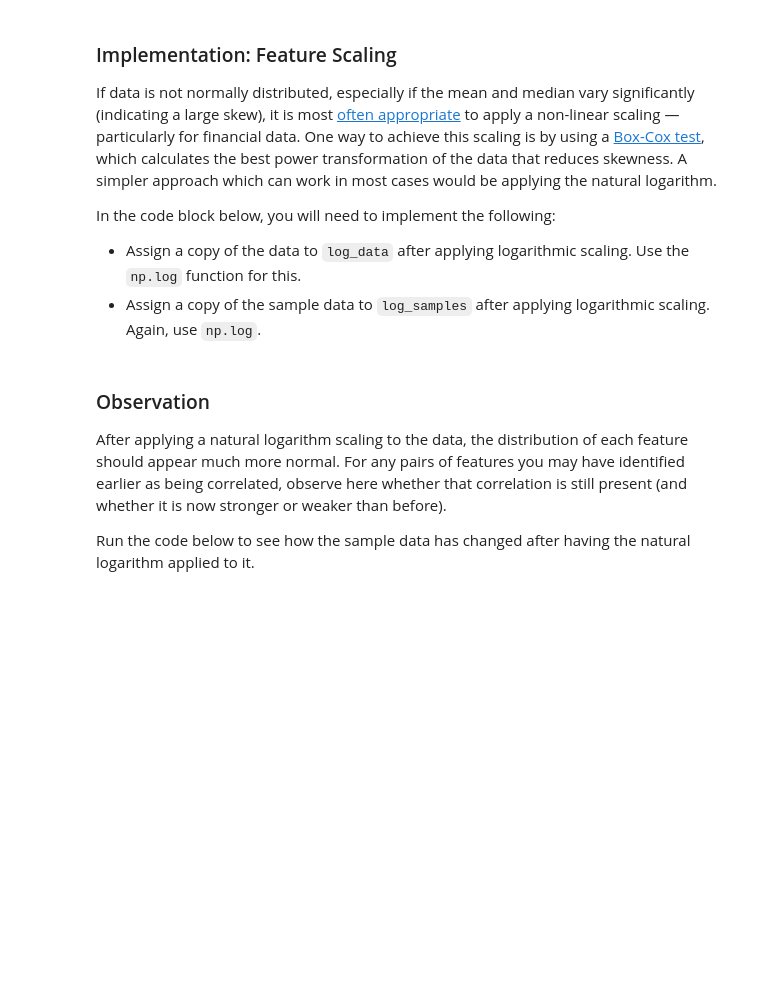
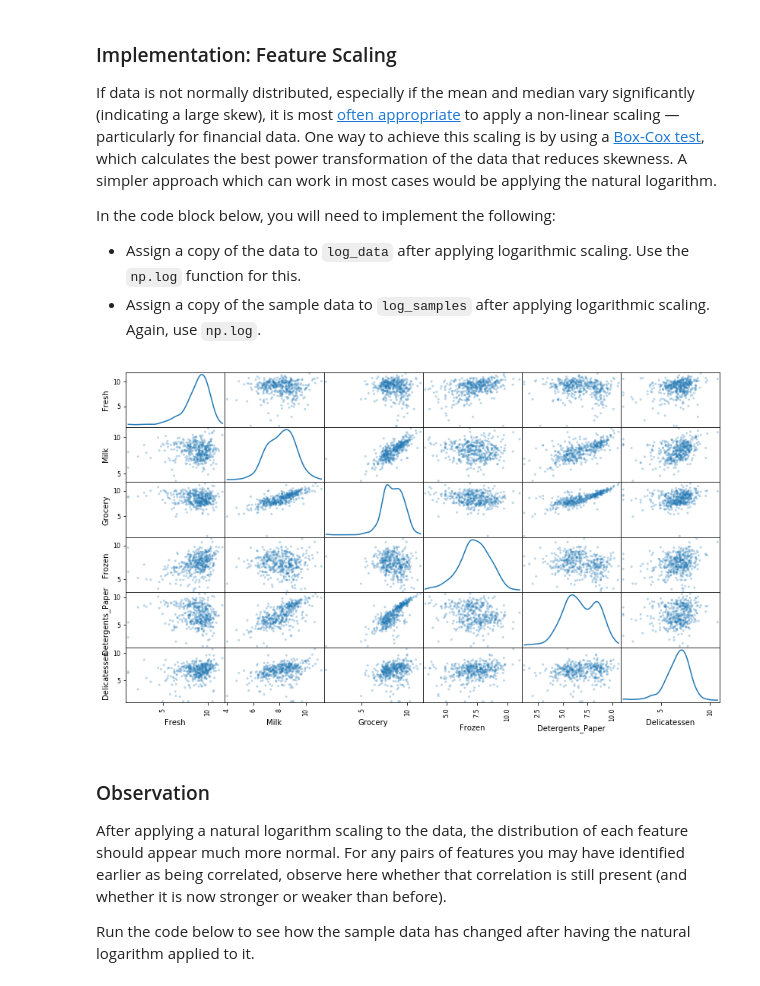
Before and after one commit to aktse/udacity-mlnd, a Jupyter notebook: projects/customer_segments/customer_segments.ipynb, the cells around one changed output. Saved outputs shown, nothing was run; the diff lists cells and outputs as text; code cells hidden in the pictures; blank space fills up the shorter version.

```diff
--- a/projects/customer_segments/customer_segments.ipynb
+++ b/projects/customer_segments/customer_segments.ipynb
@@ -145,13 +145,15 @@ In the code block below, you will need to implement the following:
  - Assign a copy of the sample data to `log_samples` after applying logarithmic scaling. Again, use `np.log`.
 # %%
 # TODO: Scale the data using the natural logarithm
-log_data = None
+log_data = np.log(data)
 
 # TODO: Scale the sample data using the natural logarithm
-log_samples = None
+log_samples = np.log(samples)
 
 # Produce a scatter matrix for each pair of newly-transformed features
 pd.scatter_matrix(log_data, alpha = 0.3, figsize = (14,8), diagonal = 'kde');
+# %% [output]
+[figure, added]
 # %% [markdown]
 ### Observation
 After applying a natural logarithm scaling to the data, the distribution of each feature should appear much more normal. For any pairs of features you may have identified earlier as being correlated, observe here whether that correlation is still present (and whether it is now stronger or weaker than before).
```
Also changed, not shown: parts of 12 cells of this notebook.
